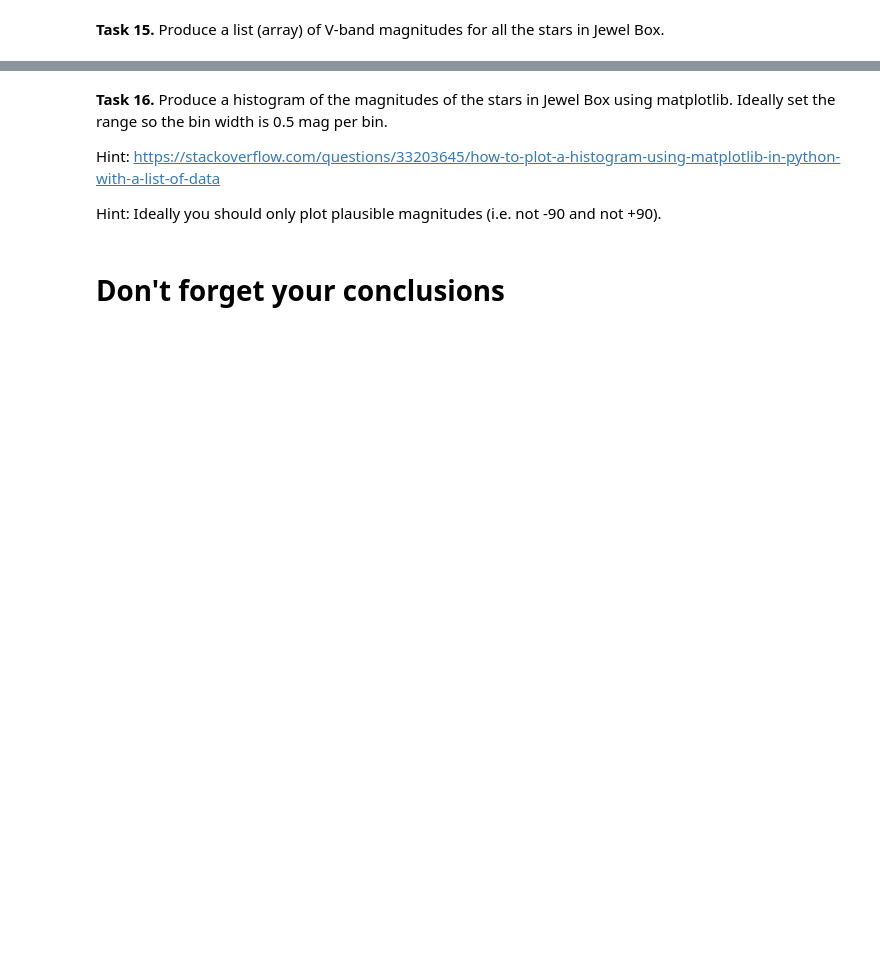
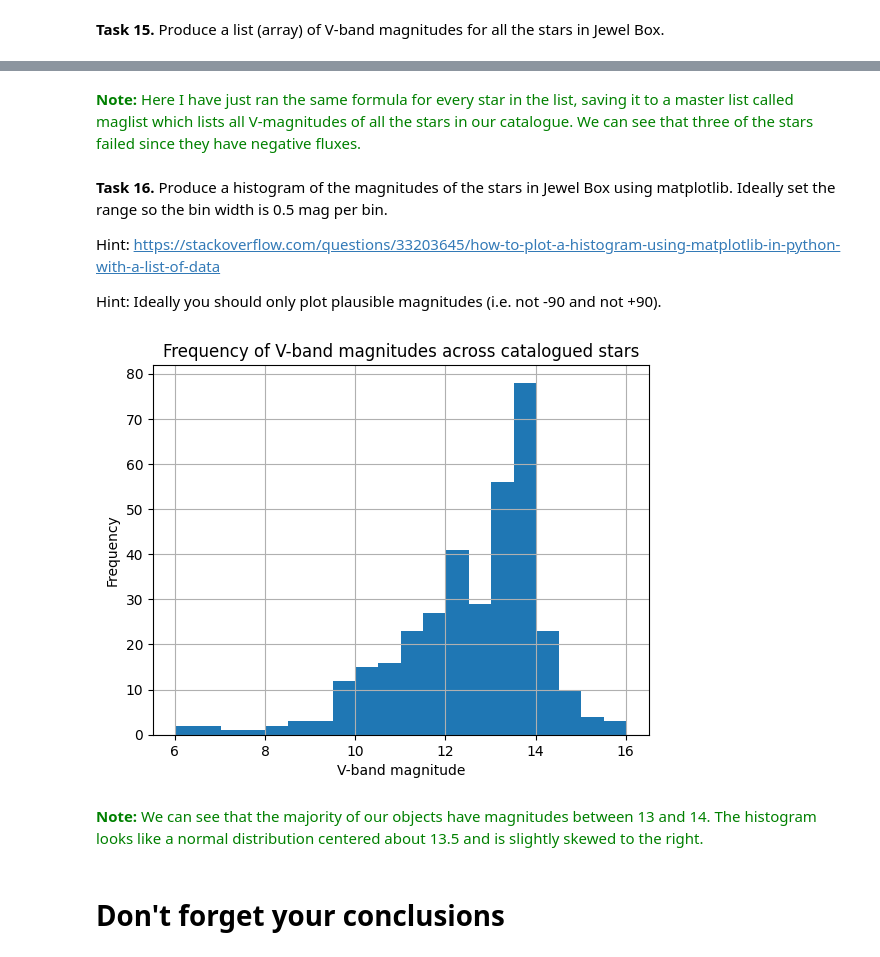
Before and after one commit to alecstanley-git/honours-env, a Jupyter notebook: Week 4/Lab/ASP3231 Laboratory 4 Calibrated Catalogues.ipynb, the cells around one changed output, grey strips where cells are left out. Saved outputs shown, nothing was run; the diff lists cells and outputs as text; code cells hidden in the pictures; blank space fills up the shorter version.

```diff
--- a/Week 4/Lab/ASP3231 Laboratory 4 Calibrated Catalogues.ipynb
+++ b/Week 4/Lab/ASP3231 Laboratory 4 Calibrated Catalogues.ipynb
@@ -253,11 +434,16 @@ ds9 usually displays coordinates in h\:m\:s and d\:m\:s format, but this can be
 # Clue for projects - if you have a list of photometry tables, you may
 # need to do a for loop over phot_tables[0] rather than phot_table
 
+# We will loop through all the apertures and their fluxes
 for idx, obj in enumerate(phot_table):
-    c1 = SkyCoord('123.0deg', '0.456deg', frame='icrs')
+
+    # Define our target coordinates to tell the library where to look.
+    c1 = SkyCoord('193.499deg', '-60.335deg', frame='icrs')
+    # Fetch the wcs coordinates of the star in our catalogue
     c2 = SkyCoord(source_table[idx].sky_centroid_icrs.ra, source_table[idx].sky_centroid_icrs.dec, frame='icrs')
+    # Calculate the separation between them
     sep = c1.separation(c2)
-    # print(sep)
+    # If they are separated by less than 10 arcseconds (then it is most likely a match)
     if sep.value<10.0/3600.0:
         print('Separation less than 10 arcseconds')
         print(c1, c2)
@@ -285,7 +503,21 @@ for idx, obj in enumerate(phot_table):
 # %% [markdown]
 **Task 15.** Produce a list (array) of V-band magnitudes for all the stars in Jewel Box.
 # %%
-maglist=[]
-for obj in phot_table:
-    maglist.append(1)
+maglist=[] # Initialise the empty list
+
+# Loop through every element of our aperture photometry objects
+for idx, obj in enumerate(phot_table):
+    # Ensure they have a positive flux to avoid NaN errors
+    if phot_table[idx]['aperture_sum'] > 0:
+        # This is the exact same formula used above
+        object_Vmag = 6.78 - 2.5 * np.log10(phot_table[idx]['aperture_sum']/phot_table[81]['aperture_sum'])
+    else:
+        # Handle NaN objects by catching them and setting it to NaN, printing a message
+        object_Vmag = float("nan")
+        print(f"Index {idx} is invalid -> negative flux.")
+
+    # Save to the master list
+    maglist.append(object_Vmag)
+
+print(f"\nCheck to see the 35th star matches our previous result: {maglist[34]:.3f}.\n\nAll values:")
 print(maglist)
@@ -292,8 +533,24 @@ print(maglist)
+# %% [markdown]
+<font color=green>**Note:** Here I have just ran the same formula for every star in the list, saving it to a master list called maglist which lists all V-magnitudes of all the stars in our catalogue. We can see that three of the stars failed since they have negative fluxes.
 # %% [markdown]
 **Task 16.** Produce a histogram of the magnitudes of the stars in Jewel Box using matplotlib. Ideally set the range so the bin width is 0.5 mag per bin.
 
 Hint: https://stackoverflow.com/questions/33203645/how-to-plot-a-histogram-using-matplotlib-in-python-with-a-list-of-data
 
 Hint: Ideally you should only plot plausible magnitudes (i.e. not -90 and not +90).
+# %%
+# Plotting logic
+plt.figure()
+# Number of bins is the number of entries of an arange from min to max, spaced 0.5 mag per bin
+plt.hist(maglist, bins=len(np.arange(min(maglist), max(maglist), 0.5)))
+plt.xlabel("V-band magnitude")
+plt.ylabel("Frequency")
+plt.title("Frequency of V-band magnitudes across catalogued stars")
+plt.grid()
+plt.show()
+# %% [output]
+[figure, added]
+# %% [markdown]
+<font color=green>**Note:** We can see that the majority of our objects have magnitudes between 13 and 14. The histogram looks like a normal distribution centered about 13.5 and is slightly skewed to the right.
 # %% [markdown]
 # Don't forget your conclusions
```
Also changed, not shown: parts of 29 cells of this notebook, 1 other file.
